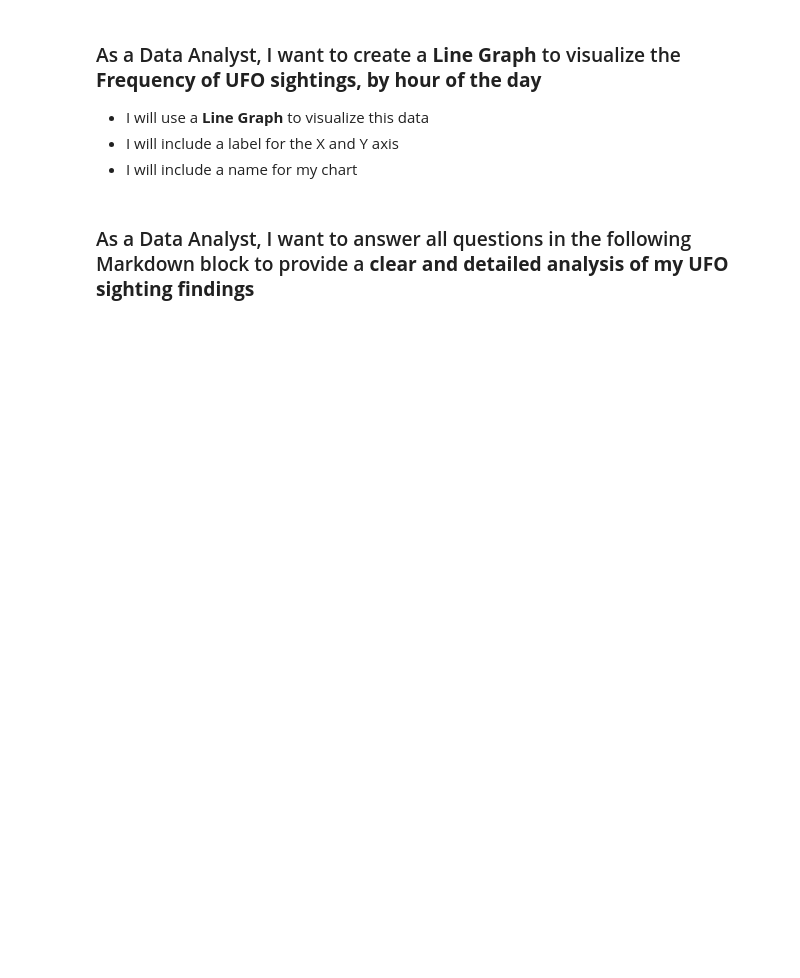
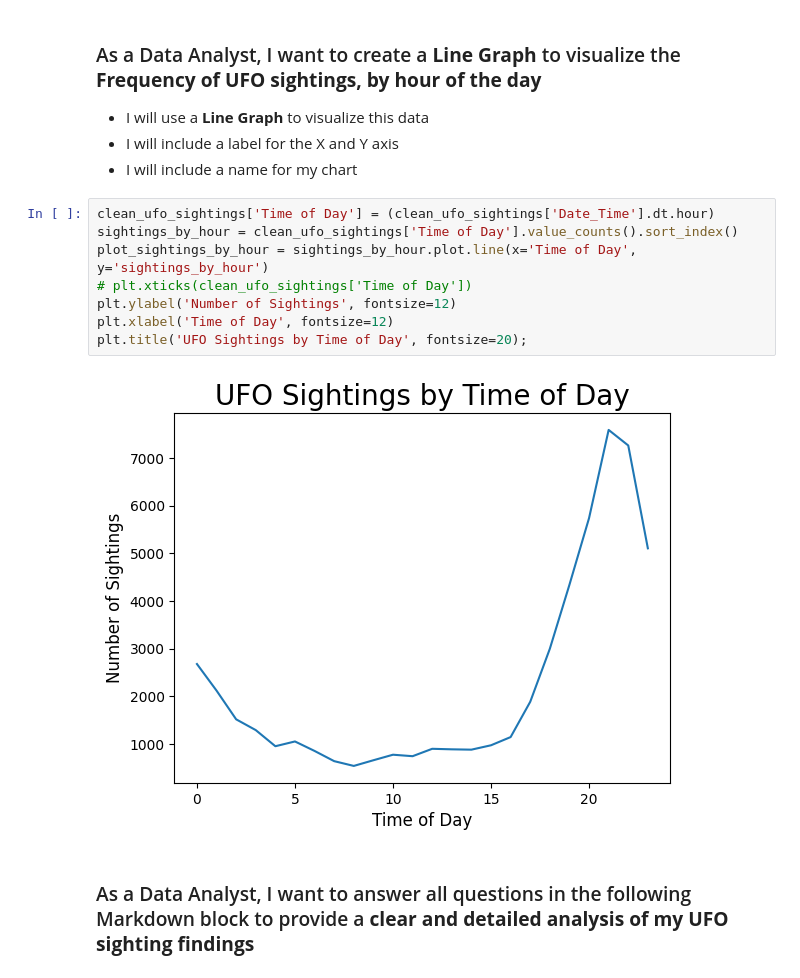
Before and after one commit to Turner009/DataVisualizationMatplotlib_ufos, a Jupyter notebook: Pandas_MatPlotLib_User_Stories.ipynb, the cells around one changed output. Cells and saved outputs as stored; diff of their text form; blank space fills up the shorter version.

```diff
--- a/Pandas_MatPlotLib_User_Stories.ipynb
+++ b/Pandas_MatPlotLib_User_Stories.ipynb
@@ -103,6 +102,16 @@ plt.title('UFO Sightings by Decade', fontsize=20);
 * I will use a **Line Graph** to visualize this data
 * I will include a label for the X and Y axis
 * I will include a name for my chart
+# %%
+clean_ufo_sightings['Time of Day'] = (clean_ufo_sightings['Date_Time'].dt.hour)
+sightings_by_hour = clean_ufo_sightings['Time of Day'].value_counts().sort_index()
+plot_sightings_by_hour = sightings_by_hour.plot.line(x='Time of Day', y='sightings_by_hour')
+# plt.xticks(clean_ufo_sightings['Time of Day'])
+plt.ylabel('Number of Sightings', fontsize=12)
+plt.xlabel('Time of Day', fontsize=12)
+plt.title('UFO Sightings by Time of Day', fontsize=20);
+# %% [output]
+[figure, added]
 # %% [markdown]
 ### As a Data Analyst, I want to answer all questions in the following Markdown block to provide a **clear and detailed analysis of my UFO sighting findings**
 # %% [markdown]
```
Also changed, not shown: parts of 3 cells of this notebook, 1 other file.
